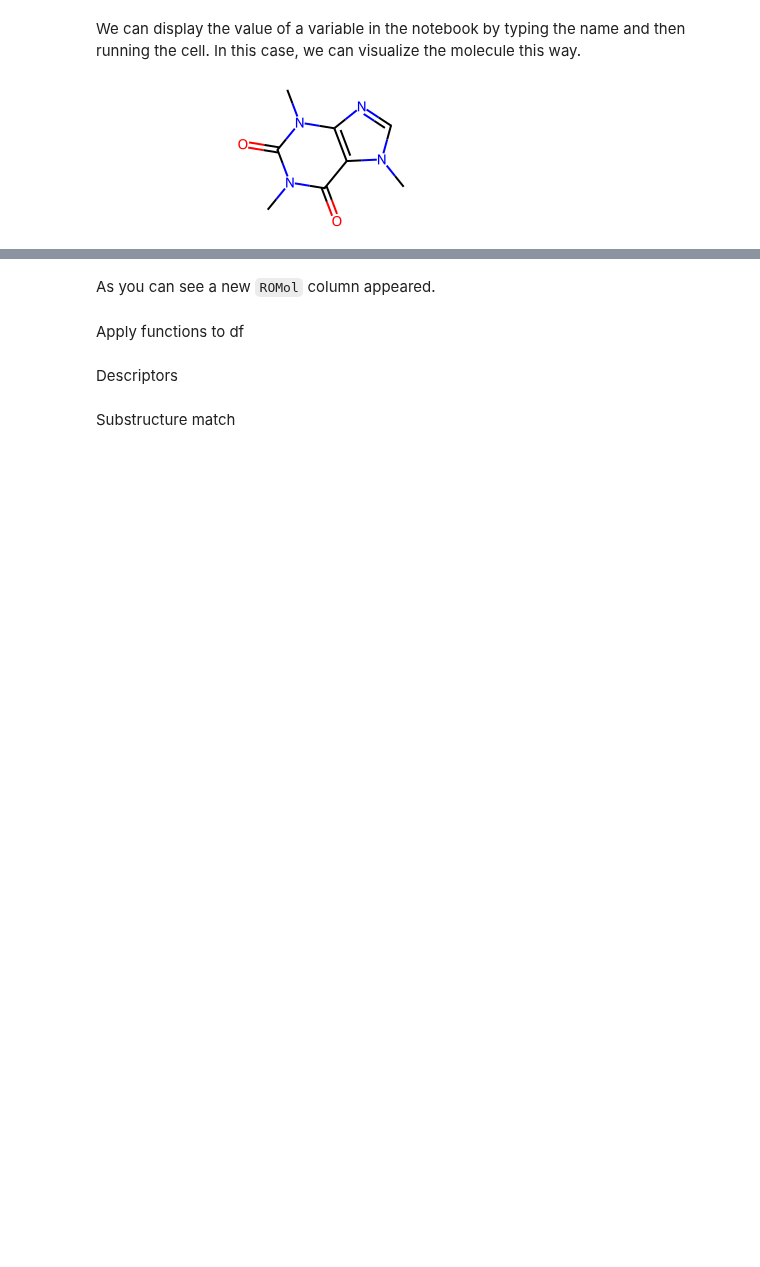
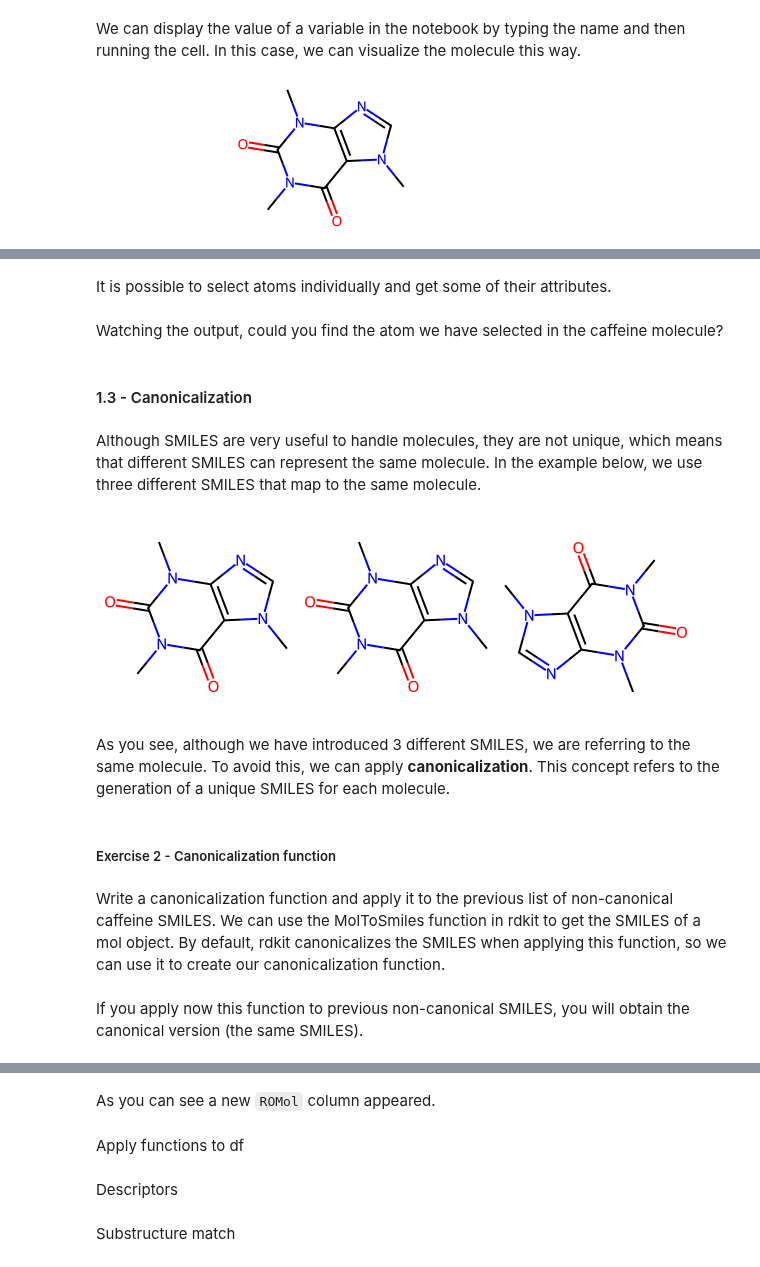
Before and after one commit to schwallergroup/ai4chem_course, a Jupyter notebook: notebooks/01d_rdkit_basics.ipynb, the cells around one changed output, grey strips where cells are left out. Drawn from its saved outputs; the diff is of its cells as text; code cells hidden in the pictures; blank space fills up the shorter version.

Commit message:
add molecule handling stuff

```diff
--- a/notebooks/01d_rdkit_basics.ipynb
+++ b/notebooks/01d_rdkit_basics.ipynb
@@ -60,0 +118,2 @@ Murcko Scaffold
+# %% [markdown]
+It is possible to select atoms individually and get some of their attributes.
@@ -60,0 +126,27 @@ Murcko Scaffold
+# %% [markdown]
+Watching the output, could you find the atom we have selected in the caffeine molecule?
+# %% [markdown]
+#### 1.3 - Canonicalization
+# %% [markdown]
+Although SMILES are very useful to handle molecules, they are not unique, which means that different SMILES can represent the same molecule. In the example below, we use three different SMILES that map to the same molecule.
+# %%
+caffeine1 = '' #insert your original smiles
+caffeine2 = 'Cn1cnc2c1c(=O)n(C)c(=O)n2C'
+caffeine3 = 'Cn1c(=O)c2c(ncn2C)n(C)c1=O'
+
+#Create a list of SMILES
+smiles_list = [caffeine1, caffeine2, caffeine3]
+
+#Create mols from smiles
+mols = [Chem.MolFromSmiles(smiles) for smiles in smiles_list]
+
+#Visualize mols
+Draw.MolsToGridImage(mols, )
+# %% [output]
+[figure, added]
+# %% [markdown]
+As you see, although we have introduced 3 different SMILES, we are referring to the same molecule. To avoid this, we can apply **canonicalization**. This concept refers to the generation of a unique SMILES for each molecule.
+# %% [markdown]
+##### Exercise 2 - Canonicalization function
+# %% [markdown]
+Write a canonicalization function and apply it to the previous list of non-canonical caffeine SMILES. We can use the MolToSmiles function in rdkit to get the SMILES of a mol object. By default, rdkit canonicalizes the SMILES when applying this function, so we can use it to create our canonicalization function.
@@ -60,0 +172,2 @@ Murcko Scaffold
+# %% [markdown]
+If you apply now this function to previous non-canonical SMILES, you will obtain the canonical version (the same SMILES).
```
Also changed, not shown: parts of 40 cells of this notebook.
